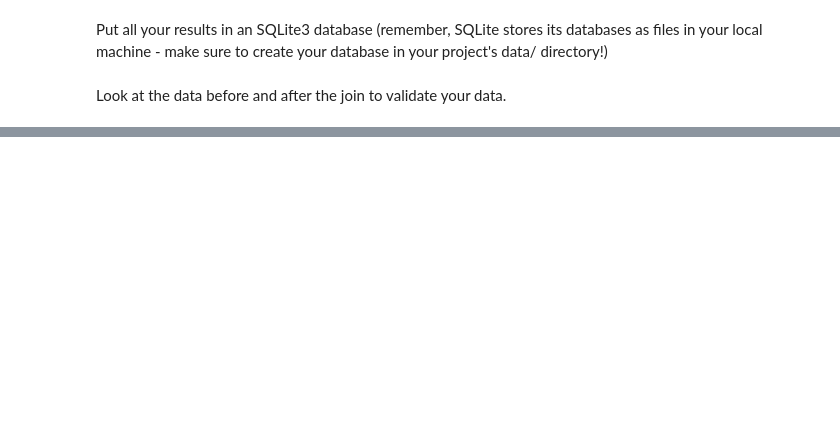
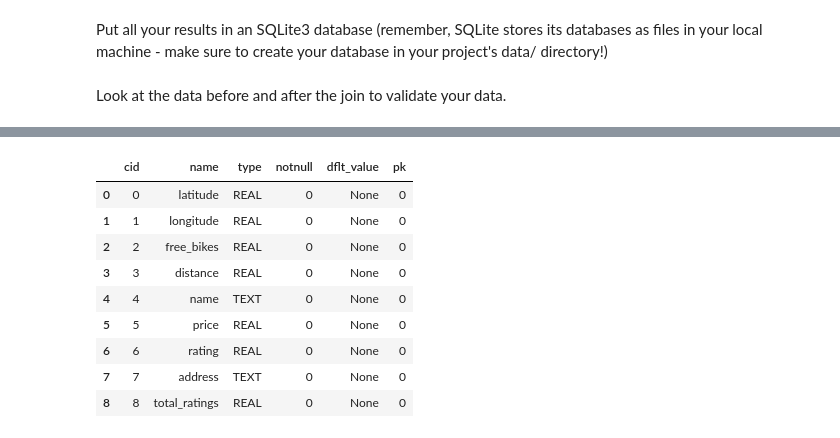
Before and after one commit to SBangarh/Bike-station-and-destination-location, a Jupyter notebook: notebooks/joining_data.ipynb, the cells around one changed output, grey strips where cells are left out. Cells and saved outputs as stored; diff of their text form; code cells hidden in the pictures; blank space fills up the shorter version.

```diff
--- a/notebooks/joining_data.ipynb
+++ b/notebooks/joining_data.ipynb
@@ -173,0 +247,14 @@ Look at the data before and after the join to validate your data.
+# %%
+#datatypes for cb_yelp_foursquare
+pd.read_sql("PRAGMA TABLE_INFO(restaurants)", connection)
+# %% [output]
+|  | cid | name | type | notnull | dflt_value | pk |
+| 0 | 0 | latitude | REAL | 0 | None | 0 |
+| 1 | 1 | longitude | REAL | 0 | None | 0 |
+| 2 | 2 | free_bikes | REAL | 0 | None | 0 |
+| 3 | 3 | distance | REAL | 0 | None | 0 |
+| 4 | 4 | name | TEXT | 0 | None | 0 |
+| 5 | 5 | price | REAL | 0 | None | 0 |
+| 6 | 6 | rating | REAL | 0 | None | 0 |
+| 7 | 7 | address | TEXT | 0 | None | 0 |
+| 8 | 8 | total_ratings | REAL | 0 | None | 0 |
```
Also changed, not shown: parts of 11 cells of this notebook.
